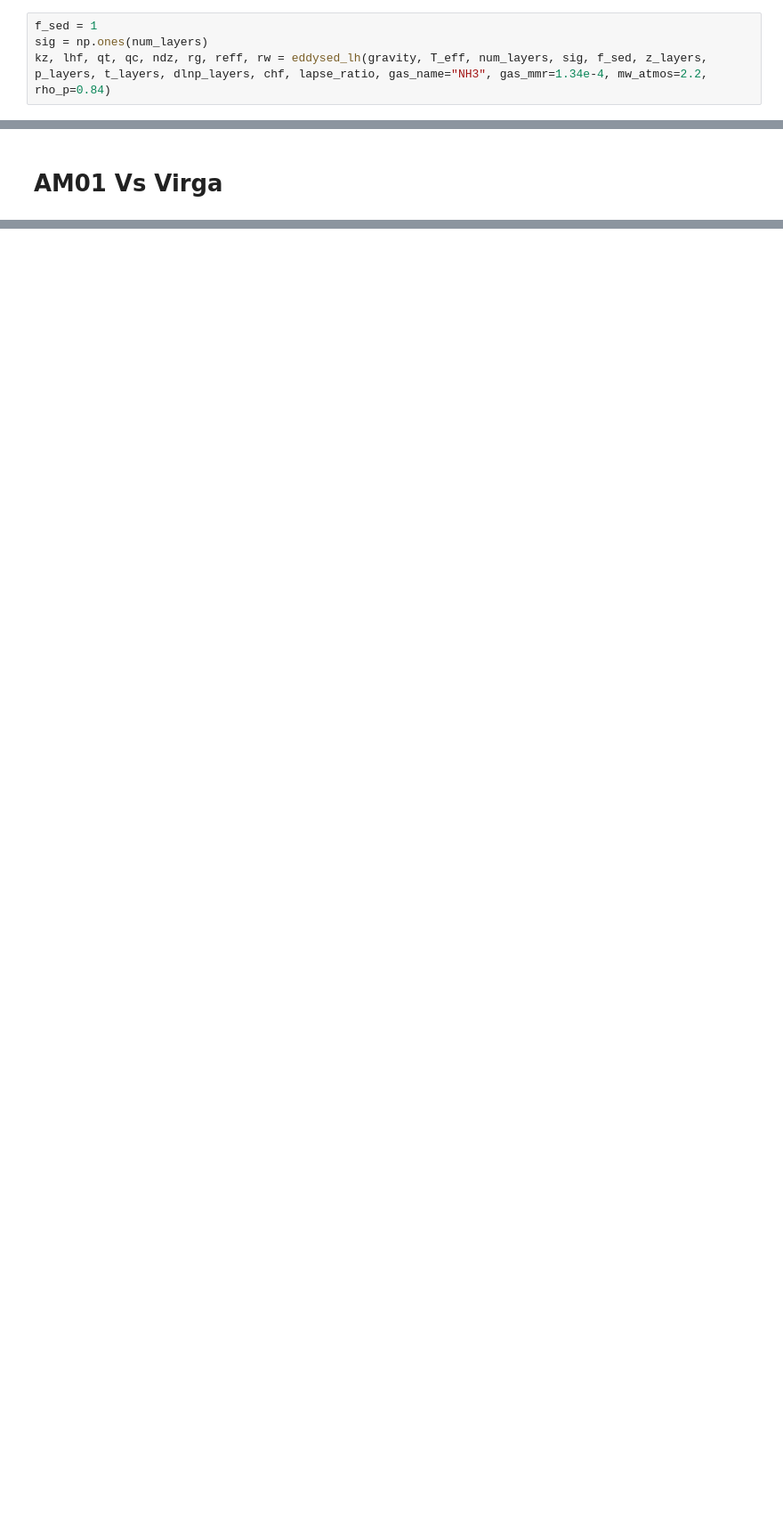
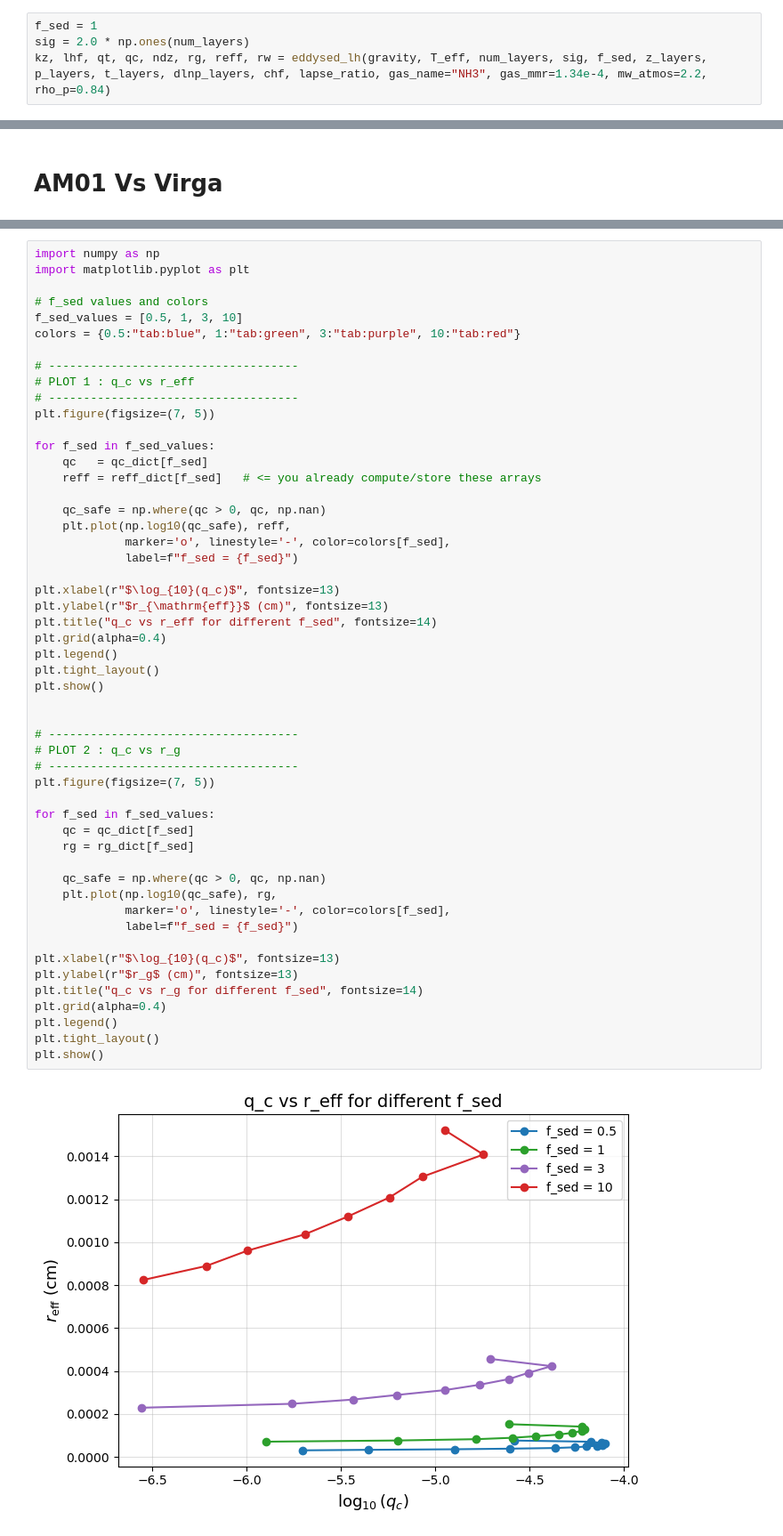
Before and after one commit to soumi-mandal1903/cloud_model, a Jupyter notebook: jupyter/new_eddysed.ipynb, the cells around one changed output, grey strips where cells are left out. Shown at 89% size. Drawn from its saved outputs; the diff is of its cells as text; blank space fills up the shorter version.

```diff
--- a/jupyter/new_eddysed.ipynb
+++ b/jupyter/new_eddysed.ipynb
@@ -1300,7 +1268,7 @@ condensate path = 0.011663409604426078 g/m^2
 gravity, T_eff, num_layer_edges, p_layer_edges, t_layer_edges, z_layer_edges, num_layers,  p_layers, t_layers, z_layers, chf, dlnp_layers, lapse_ratio = read_voyager_lh("/home/sansar1/Codes/cloud_model/input/profiles/voyager.input")
 # %%
 f_sed = 1
-sig = np.ones(num_layers)
+sig = 2.0 * np.ones(num_layers)
 kz, lhf, qt, qc, ndz, rg, reff, rw = eddysed_lh(gravity, T_eff, num_layers, sig, f_sed, z_layers, p_layers, t_layers, dlnp_layers, chf, lapse_ratio, gas_name="NH3", gas_mmr=1.34e-4, mw_atmos=2.2, rho_p=0.84)
 # %% [output]
 eddysed(): condensing gas = NH3
@@ -2236,0 +2412,54 @@ Diagnostics saved to debug_eddysed_lh_summary.txt
+# %%
+import numpy as np
+import matplotlib.pyplot as plt
+
+# f_sed values and colors
+f_sed_values = [0.5, 1, 3, 10]
+colors = {0.5:"tab:blue", 1:"tab:green", 3:"tab:purple", 10:"tab:red"}
+
+# ------------------------------------
+# PLOT 1 : q_c vs r_eff
+# ------------------------------------
+plt.figure(figsize=(7, 5))
+
+for f_sed in f_sed_values:
+    qc   = qc_dict[f_sed]
+    reff = reff_dict[f_sed]   # <= you already compute/store these arrays
+
+    qc_safe = np.where(qc > 0, qc, np.nan)
+    plt.plot(np.log10(qc_safe), reff,
+             marker='o', linestyle='-', color=colors[f_sed],
+             label=f"f_sed = {f_sed}")
+
+plt.xlabel(r"$\log_{10}(q_c)$", fontsize=13)
+plt.ylabel(r"$r_{\mathrm{eff}}$ (cm)", fontsize=13)
+plt.title("q_c vs r_eff for different f_sed", fontsize=14)
+plt.grid(alpha=0.4)
+plt.legend()
+plt.tight_layout()
+plt.show()
+
+
+# ------------------------------------
+# PLOT 2 : q_c vs r_g
+# ------------------------------------
+plt.figure(figsize=(7, 5))
+
+for f_sed in f_sed_values:
+    qc = qc_dict[f_sed]
+    rg = rg_dict[f_sed]
+
+    qc_safe = np.where(qc > 0, qc, np.nan)
+    plt.plot(np.log10(qc_safe), rg,
+             marker='o', linestyle='-', color=colors[f_sed],
+             label=f"f_sed = {f_sed}")
+
+plt.xlabel(r"$\log_{10}(q_c)$", fontsize=13)
+plt.ylabel(r"$r_g$ (cm)", fontsize=13)
+plt.title("q_c vs r_g for different f_sed", fontsize=14)
+plt.grid(alpha=0.4)
+plt.legend()
+plt.tight_layout()
+plt.show()
+# %% [output]
+[figure, added]
```
Also changed, not shown: parts of 6 cells of this notebook, 7 other files.
